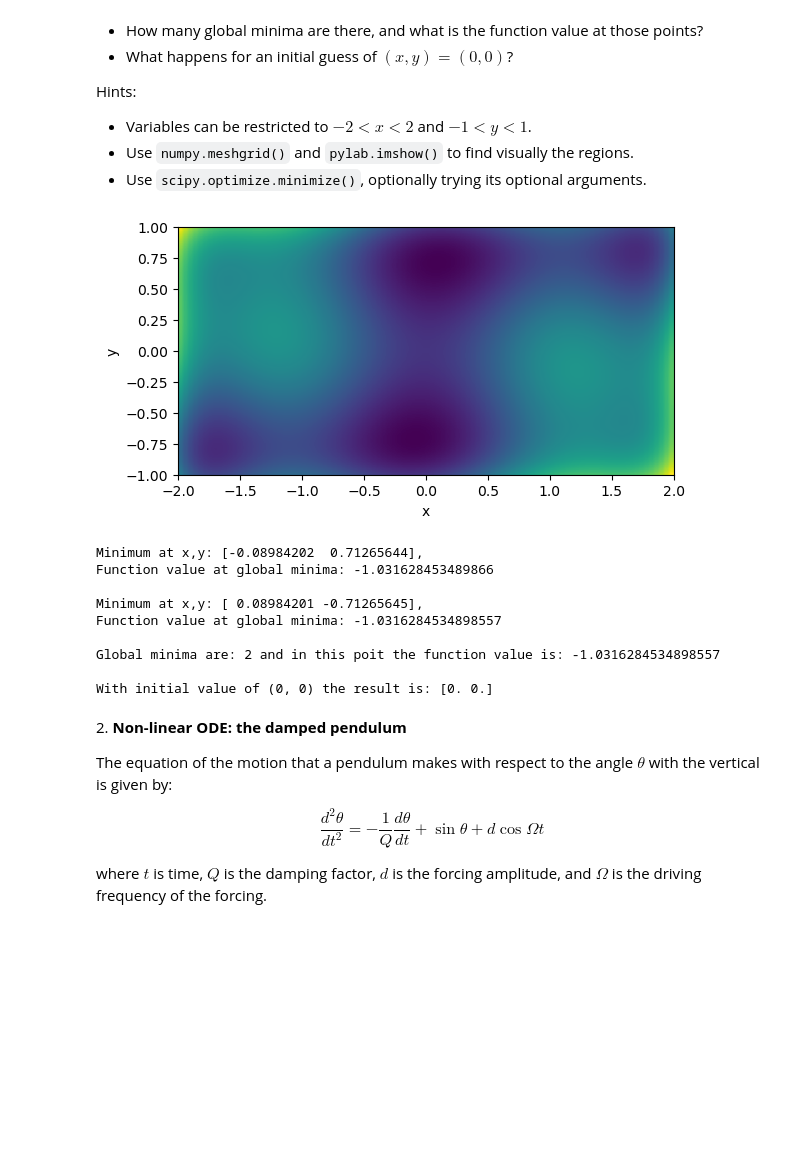
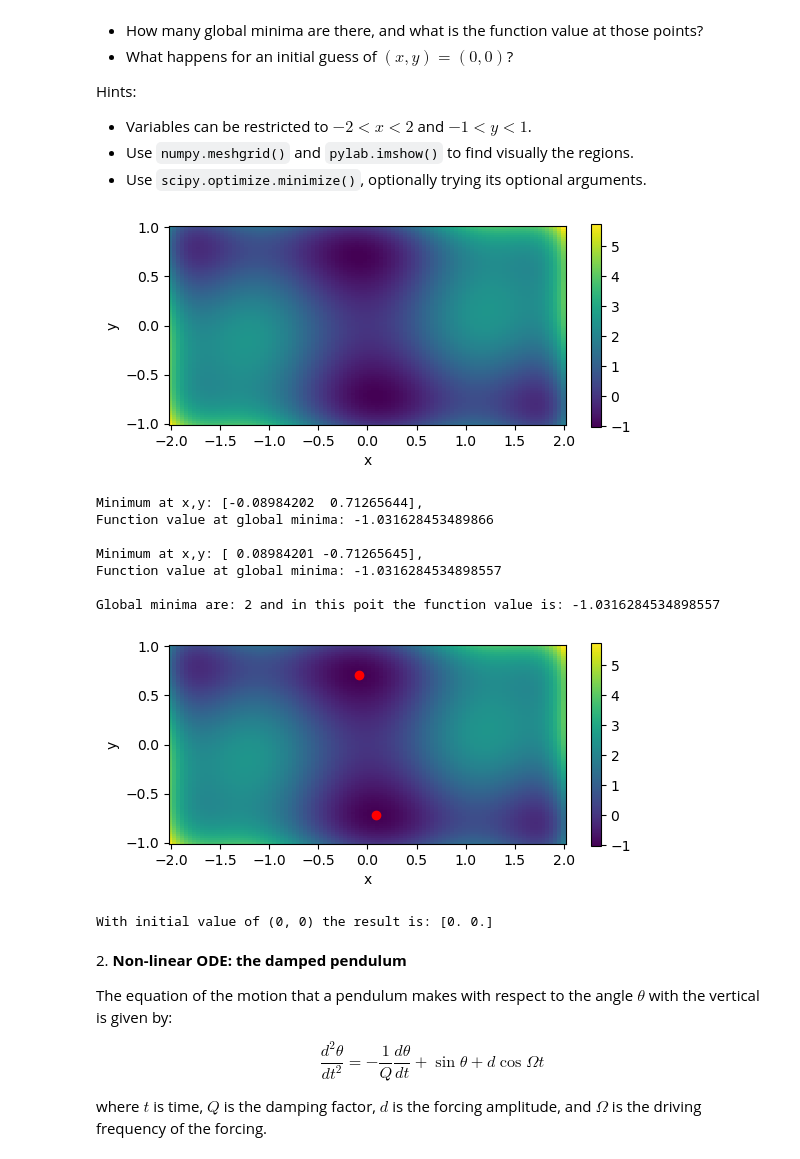
Before and after one commit to RiccardoMosele/ScientificComputingWithPython2022, a Jupyter notebook: 09ex_numerical.ipynb, the cells around one changed output. Saved outputs shown, nothing was run; the diff lists cells and outputs as text; code cells hidden in the pictures; blank space fills up the shorter version.

```diff
--- a/09ex_numerical.ipynb
+++ b/09ex_numerical.ipynb
@@ -18,42 +18,55 @@ Hints:
 import numpy as np
 import pylab as pl
 from scipy import optimize as op
+import matplotlib.pyplot as plt
 
 #definisco la funzione
 def f(x, y):
     return (4 - 2.1*x**2 + x**4/3) * x**2 + x*y + (4*y**2 - 4) * y**2
 
 #funzione che mi ritorna il valore della funzione f(x,y)
 def f_res(xy):
   return f(*xy)
 
 #x,y range
 x_min, x_max = -2, 2
 y_min, y_max = -1, 1
 
 #-->visuaizzo la funzione
 #creo la griglia di punti
 x, y = np.meshgrid(np.linspace(x_min, x_max, 100), np.linspace(y_min, y_max, 100))
 
 # calcolo la funzione in ogni punto
 z = f(x, y)
 
 #creo il plot
-pl.imshow(z, extent=[x_min, x_max, y_min, y_max])
-pl.xlabel('x')
-pl.ylabel('y')
-pl.show()
+plt.imshow(z, extent=[x_min, x_max, y_min, y_max])
+plt.xlabel('x')
+plt.ylabel('y')
+ec = plt.pcolor(x, y, z)
+plt.colorbar(ec, shrink=0.55)
+plt.show()
 
 #cerco e stampo i minimi globali della funzione
 gmins=[op.minimize(f_res,[0,0.5]).x,op.minimize(f_res,[0,-0.5]).x]
 for xy_val in gmins:
   print(f"Minimum at x,y: {xy_val},\nFunction value at global minima: {f_res(xy_val)}\n")
 print(f"Global minima are: {len(gmins)} and in this poit the function value is: {f_res(xy_val)}")
 
+#plot del punto di minima
+plt.imshow(z, extent=[x_min, x_max, y_min, y_max])
+plt.xlabel('x')
+plt.ylabel('y')
+ec = plt.pcolor(x, y, z)
+plt.colorbar(ec, shrink=0.55)
+plt.plot(xy_val[0],xy_val[1], "o", color = "r")
+plt.plot(-xy_val[0],-xy_val[1], "o", color = "r")
+plt.show()
+
 xy_p = (0,0)
 print(f"\nWith initial value of {xy_p} the result is: {op.minimize(f_res, x0=xy_p, method=None).x}")
 # %% [output]
-[figure, old version]
+[figure, new version]
 Minimum at x,y: [-0.08984202  0.71265644],
 Function value at global minima: -1.031628453489866
 
@@ -61,8 +74,8 @@ Minimum at x,y: [ 0.08984201 -0.71265645],
 Function value at global minima: -1.0316284534898557
 
 Global minima are: 2 and in this poit the function value is: -1.0316284534898557
-
-With initial value of (0, 0) the result is: [0. 0.]
+[figure, added]
+With initial value of (0, 0) the result is: [0. 0.]
 # %% [markdown]
 2\. **Non-linear ODE: the damped pendulum**
 
```
Also changed, not shown: parts of 1 cell of this notebook, 2 other files.
